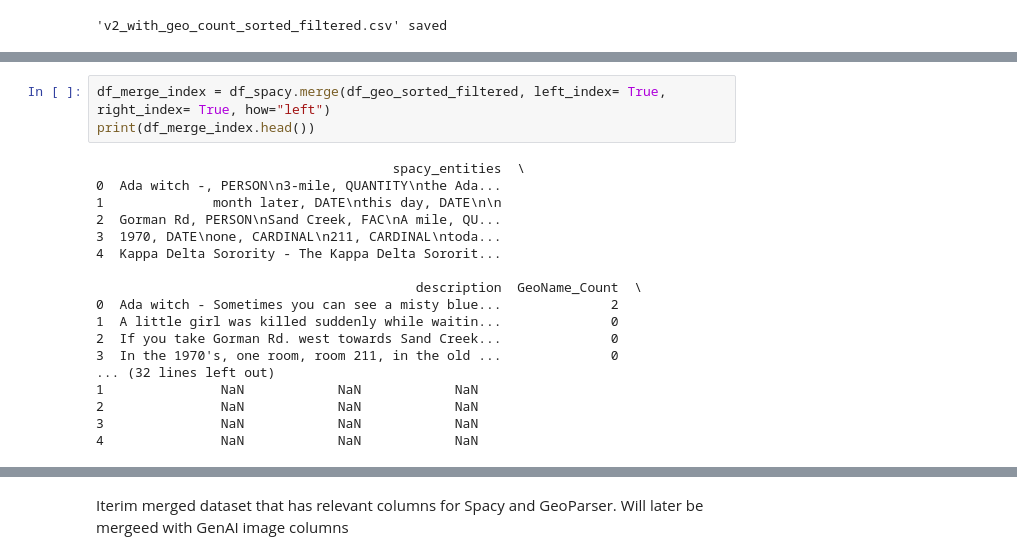
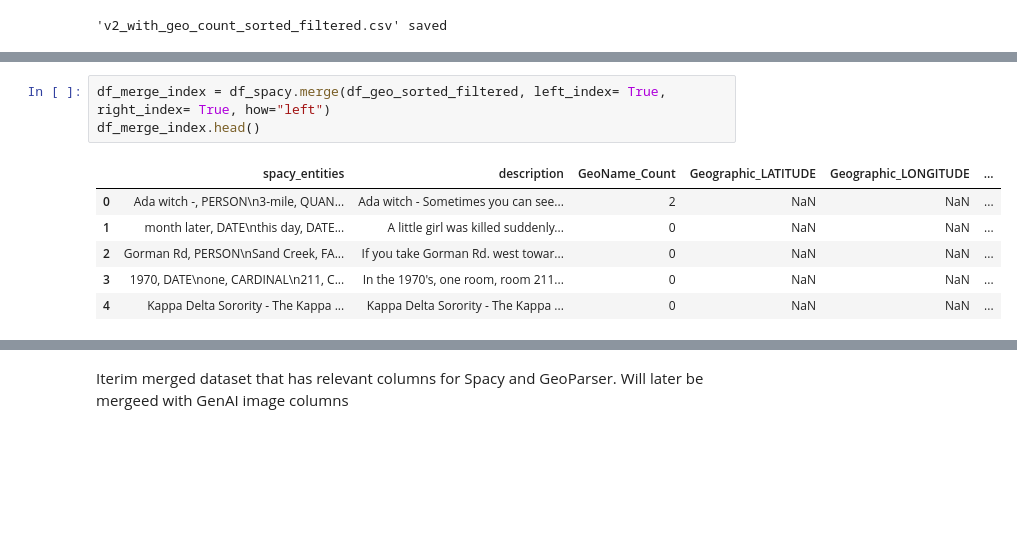
Before and after one commit to DSCI550-Team9-Spring-2025/DSCI550-HW2, a Jupyter notebook: Source/merge_data.ipynb, the cells around one changed output, grey strips where cells are left out. Drawn from its saved outputs; the diff is of its cells as text; blank space fills up the shorter version.

```diff
--- a/Source/merge_data.ipynb
+++ b/Source/merge_data.ipynb
@@ -163,21 +88,10 @@ index
 # %%
 df_merge_index = df_spacy.merge(df_geo_sorted_filtered, left_index= True, right_index= True, how="left")
-print(df_merge_index.head())
+df_merge_index.head()
 # %% [output]
-                                      spacy_entities  \
-0  Ada witch -, PERSON\n3-mile, QUANTITY\nthe Ada...
-1              month later, DATE\nthis day, DATE\n\n
-2  Gorman Rd, PERSON\nSand Creek, FAC\nA mile, QU...
-3  1970, DATE\none, CARDINAL\n211, CARDINAL\ntoda...
-4  Kappa Delta Sorority - The Kappa Delta Sororit...
-
-                                         description  GeoName_Count  \
-0  Ada witch - Sometimes you can see a misty blue...              2
-1  A little girl was killed suddenly while waitin...              0
-2  If you take Gorman Rd. west towards Sand Creek...              0
-3  In the 1970's, one room, room 211, in the old ...              0
-... (32 lines left out)
-1               NaN            NaN            NaN
-2               NaN            NaN            NaN
-3               NaN            NaN            NaN
-4               NaN            NaN            NaN
+|  | spacy_entities | description | GeoName_Count | Geographic_LATITUDE | Geographic_LONGITUDE | ... |
+| 0 | Ada witch -, PERSON\n3-mile, QUAN... | Ada witch - Sometimes you can see... | 2 | NaN | NaN | ... |
+| 1 | month later, DATE\nthis day, DATE... | A little girl was killed suddenly... | 0 | NaN | NaN | ... |
+| 2 | Gorman Rd, PERSON\nSand Creek, FA... | If you take Gorman Rd. west towar... | 0 | NaN | NaN | ... |
+| 3 | 1970, DATE\none, CARDINAL\n211, C... | In the 1970's, one room, room 211... | 0 | NaN | NaN | ... |
+| 4 | Kappa Delta Sorority - The Kappa ... | Kappa Delta Sorority - The Kappa ... | 0 | NaN | NaN | ... |
```
Also changed, not shown: parts of 19 cells of this notebook.
